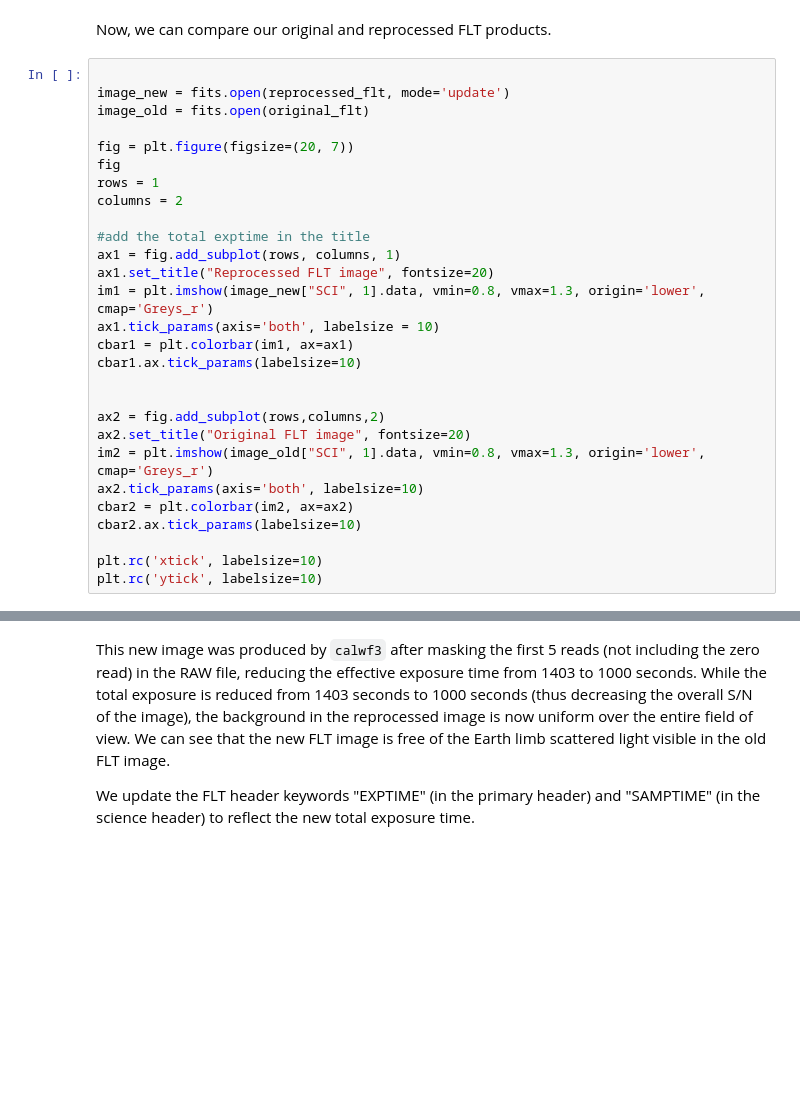
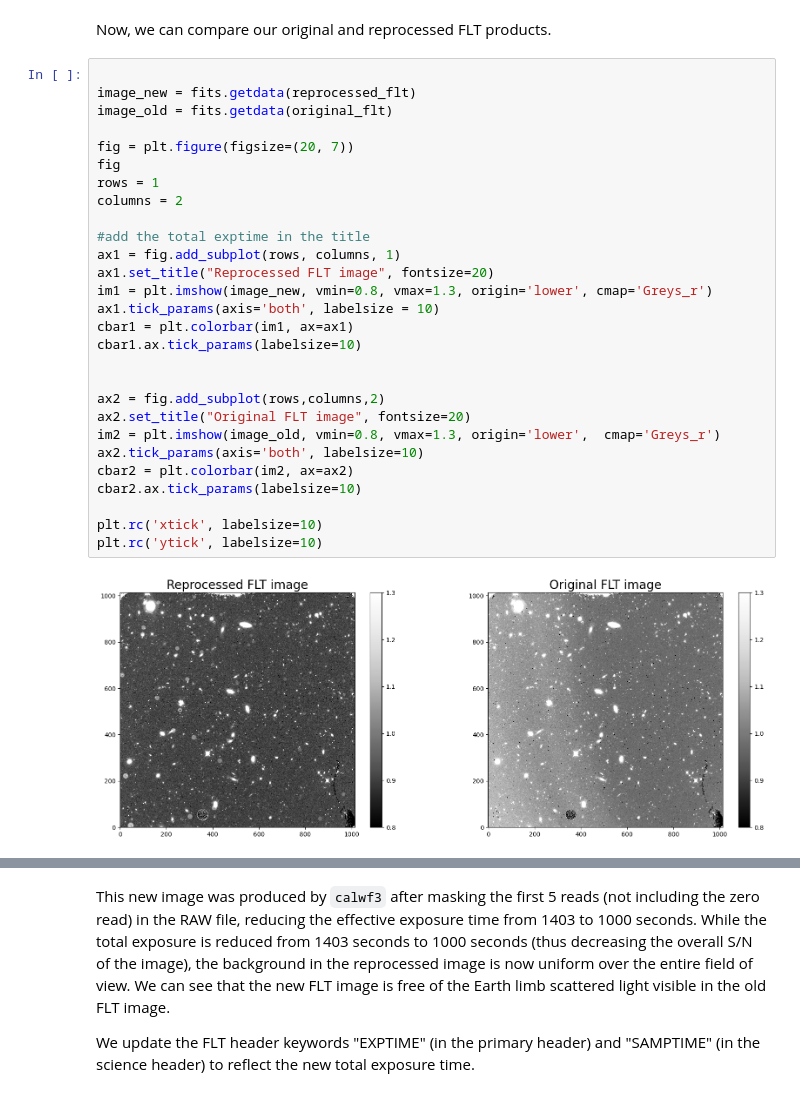
Before and after one commit to spacetelescope/WFC3Library, a Jupyter notebook: notebooks/ir_scattered_light_calwf3_corrections/Correcting_for_Scattered_Light_in_IR_Exposures_Using_calwf3_to_Mask_Bad_Reads.ipynb, the cells around one changed output, grey strips where cells are left out. Cells and saved outputs as stored; diff of their text form; blank space fills up the shorter version.

```diff
--- a/notebooks/ir_scattered_light_calwf3_corrections/Correcting_for_Scattered_Light_in_IR_Exposures_Using_calwf3_to_Mask_Bad_Reads.ipynb
+++ b/notebooks/ir_scattered_light_calwf3_corrections/Correcting_for_Scattered_Light_in_IR_Exposures_Using_calwf3_to_Mask_Bad_Reads.ipynb
@@ -248,29 +302,31 @@ original_ima = f'orig/{file_id}_ima.fits'
 Now, we can compare our original and reprocessed FLT products.
 # %%
 
-image_new = fits.open(reprocessed_flt, mode='update')
-image_old = fits.open(original_flt)
+image_new = fits.getdata(reprocessed_flt)
+image_old = fits.getdata(original_flt)
 
 fig = plt.figure(figsize=(20, 7))
 fig
 rows = 1
 columns = 2
 
 #add the total exptime in the title
 ax1 = fig.add_subplot(rows, columns, 1)
 ax1.set_title("Reprocessed FLT image", fontsize=20)
-im1 = plt.imshow(image_new["SCI", 1].data, vmin=0.8, vmax=1.3, origin='lower', cmap='Greys_r')
+im1 = plt.imshow(image_new, vmin=0.8, vmax=1.3, origin='lower', cmap='Greys_r')
 ax1.tick_params(axis='both', labelsize = 10)
 cbar1 = plt.colorbar(im1, ax=ax1)
 cbar1.ax.tick_params(labelsize=10)
 
 
 ax2 = fig.add_subplot(rows,columns,2)
 ax2.set_title("Original FLT image", fontsize=20)
-im2 = plt.imshow(image_old["SCI", 1].data, vmin=0.8, vmax=1.3, origin='lower',  cmap='Greys_r')
+im2 = plt.imshow(image_old, vmin=0.8, vmax=1.3, origin='lower',  cmap='Greys_r')
 ax2.tick_params(axis='both', labelsize=10)
 cbar2 = plt.colorbar(im2, ax=ax2)
 cbar2.ax.tick_params(labelsize=10)
 
 plt.rc('xtick', labelsize=10)
 plt.rc('ytick', labelsize=10)
+# %% [output]
+[figure, added]
```
Also changed, not shown: parts of 17 cells of this notebook.
